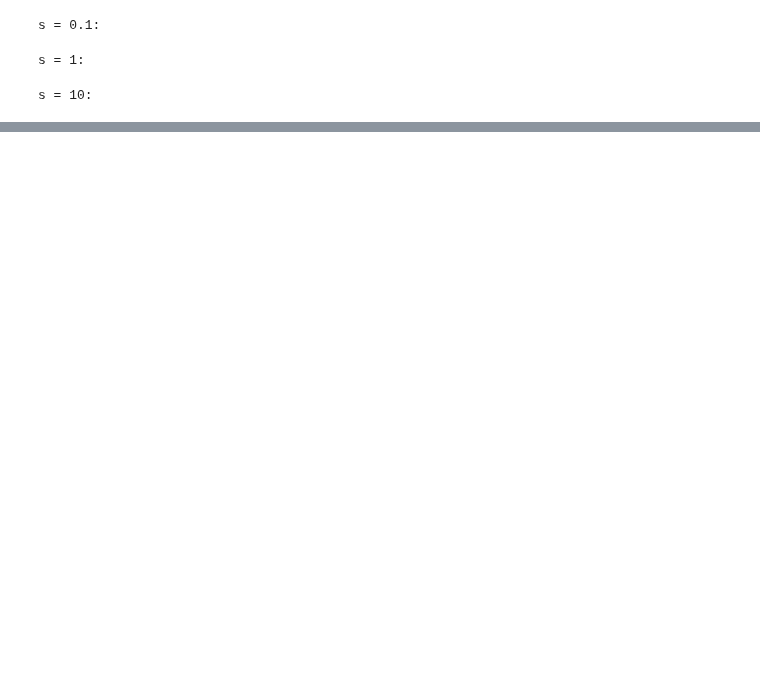
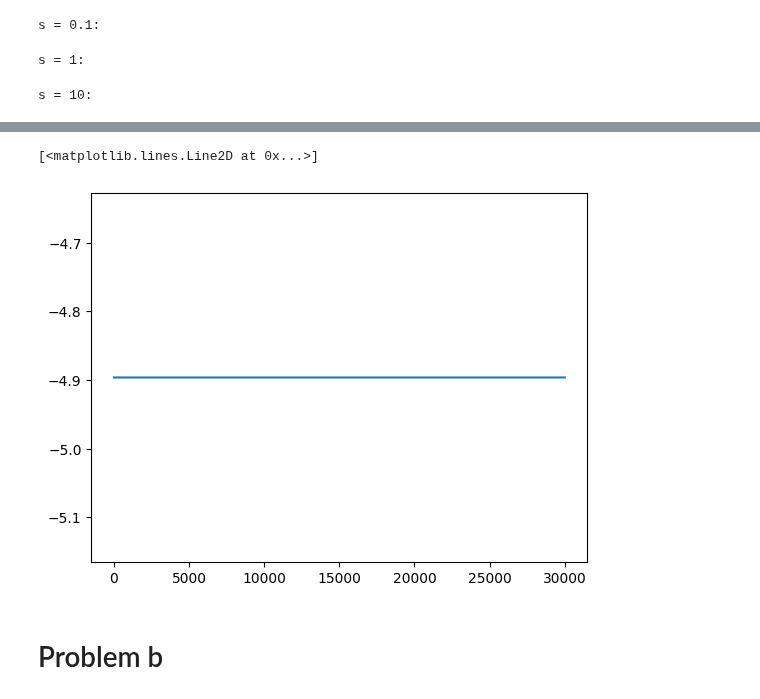
Before and after one commit to corinnawegner/Computational-physics, a Jupyter notebook: Project 5/Problem 1.ipynb, the cells around one changed output, grey strips where cells are left out. Saved outputs shown, nothing was run; the diff lists cells and outputs as text; code cells hidden in the pictures; blank space fills up the shorter version.

Commit message:
Preparing the other parts of problem 1

```diff
--- a/Project 5/Problem 1.ipynb
+++ b/Project 5/Problem 1.ipynb
@@ -126,0 +145,7 @@ plt.legend()
+# %%
+plt.plot(t, E_avg[1], label="s = s=1")
+# %% [output]
+[<matplotlib.lines.Line2D at 0x...>]
+[figure, added]
+# %% [markdown]
+# Problem b
```
Also changed, not shown: parts of 18 cells of this notebook.
